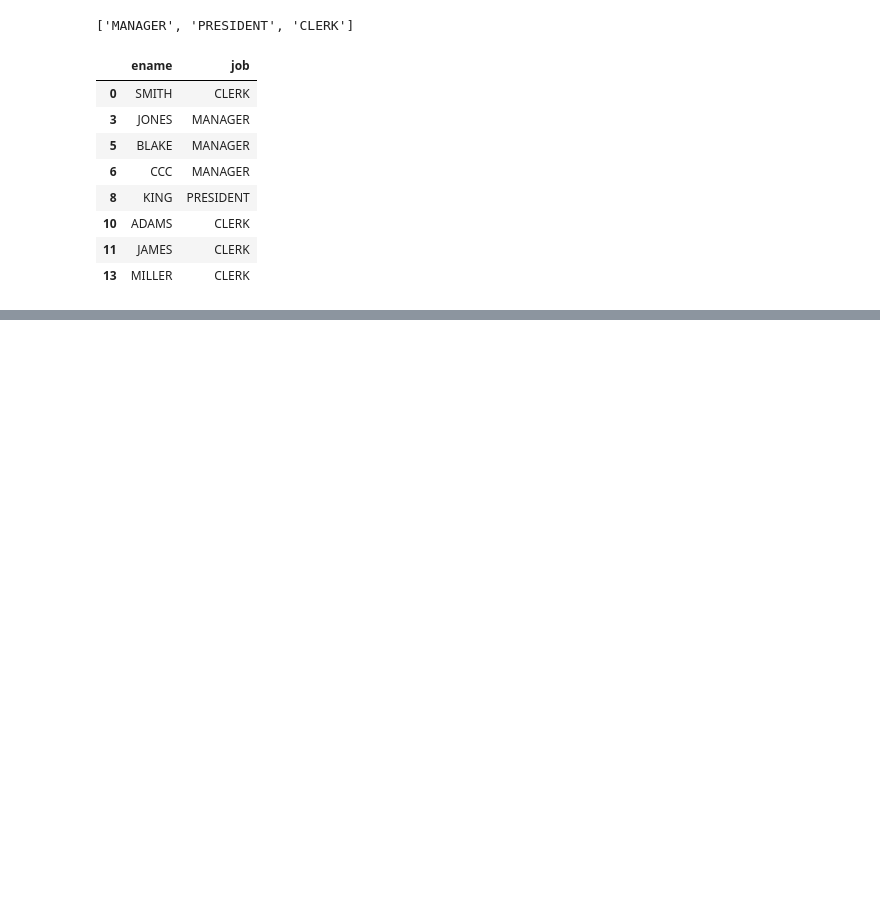
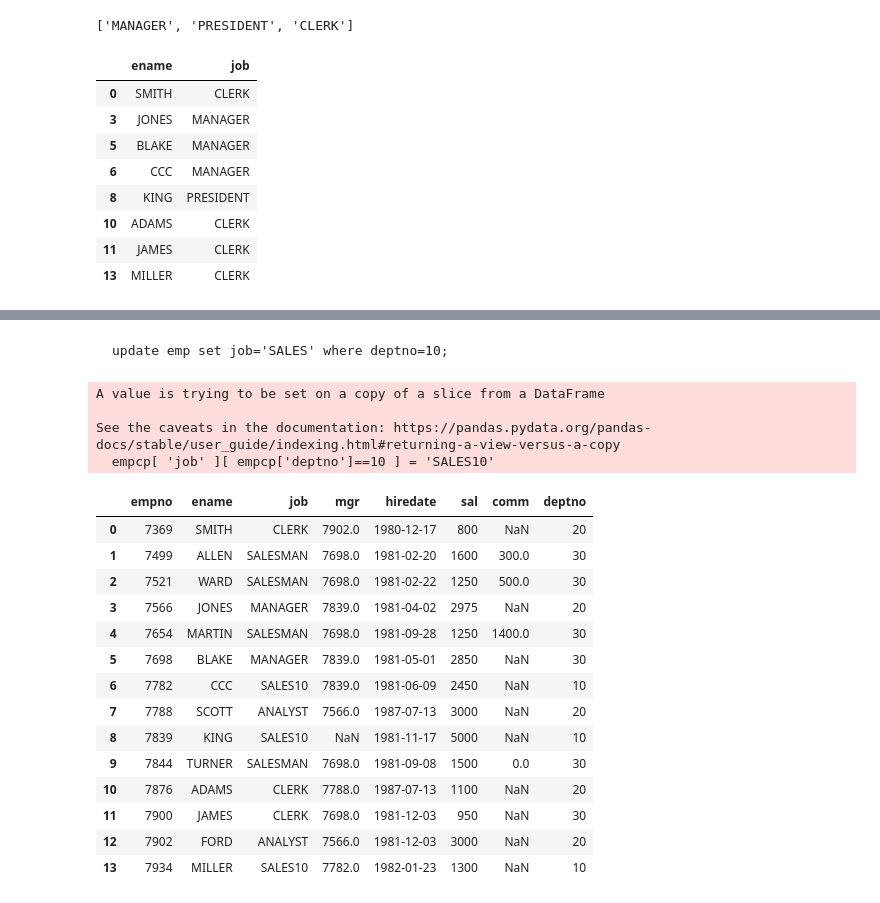
Before and after one commit to kkh1158/lecture, a Jupyter notebook: ipynb/lec08_pandas_emp.ipynb, the cells around one changed output, grey strips where cells are left out. Drawn from its saved outputs; the diff is of its cells as text; code cells hidden in the pictures; blank space fills up the shorter version.

Commit message:
230208 pandas

````diff
--- a/ipynb/lec08_pandas_emp.ipynb
+++ b/ipynb/lec08_pandas_emp.ipynb
@@ -456,0 +789,28 @@ empcp
+# %% [markdown]
+```
+update emp set job='SALES' where deptno=10;
+```
+# %%
+empcp = emp.copy()
+empcp[ 'job' ][ empcp['deptno']==10 ] = 'SALES10'
+empcp
+# %% [output]
+A value is trying to be set on a copy of a slice from a DataFrame
+
+See the caveats in the documentation: https://pandas.pydata.org/pandas-docs/stable/user_guide/indexing.html#returning-a-view-versus-a-copy
+  empcp[ 'job' ][ empcp['deptno']==10 ] = 'SALES10'
+|  | empno | ename | job | mgr | hiredate | sal | comm | deptno |
+| 0 | 7369 | SMITH | CLERK | 7902.0 | 1980-12-17 | 800 | NaN | 20 |
+| 1 | 7499 | ALLEN | SALESMAN | 7698.0 | 1981-02-20 | 1600 | 300.0 | 30 |
+| 2 | 7521 | WARD | SALESMAN | 7698.0 | 1981-02-22 | 1250 | 500.0 | 30 |
+| 3 | 7566 | JONES | MANAGER | 7839.0 | 1981-04-02 | 2975 | NaN | 20 |
+| 4 | 7654 | MARTIN | SALESMAN | 7698.0 | 1981-09-28 | 1250 | 1400.0 | 30 |
+| 5 | 7698 | BLAKE | MANAGER | 7839.0 | 1981-05-01 | 2850 | NaN | 30 |
+| 6 | 7782 | CCC | SALES10 | 7839.0 | 1981-06-09 | 2450 | NaN | 10 |
+| 7 | 7788 | SCOTT | ANALYST | 7566.0 | 1987-07-13 | 3000 | NaN | 20 |
+| 8 | 7839 | KING | SALES10 | NaN | 1981-11-17 | 5000 | NaN | 10 |
+| 9 | 7844 | TURNER | SALESMAN | 7698.0 | 1981-09-08 | 1500 | 0.0 | 30 |
+| 10 | 7876 | ADAMS | CLERK | 7788.0 | 1987-07-13 | 1100 | NaN | 20 |
+| 11 | 7900 | JAMES | CLERK | 7698.0 | 1981-12-03 | 950 | NaN | 30 |
+| 12 | 7902 | FORD | ANALYST | 7566.0 | 1981-12-03 | 3000 | NaN | 20 |
+| 13 | 7934 | MILLER | SALES10 | 7782.0 | 1982-01-23 | 1300 | NaN | 10 |
````
Also changed, not shown: parts of 66 cells of this notebook, 1 other file.
